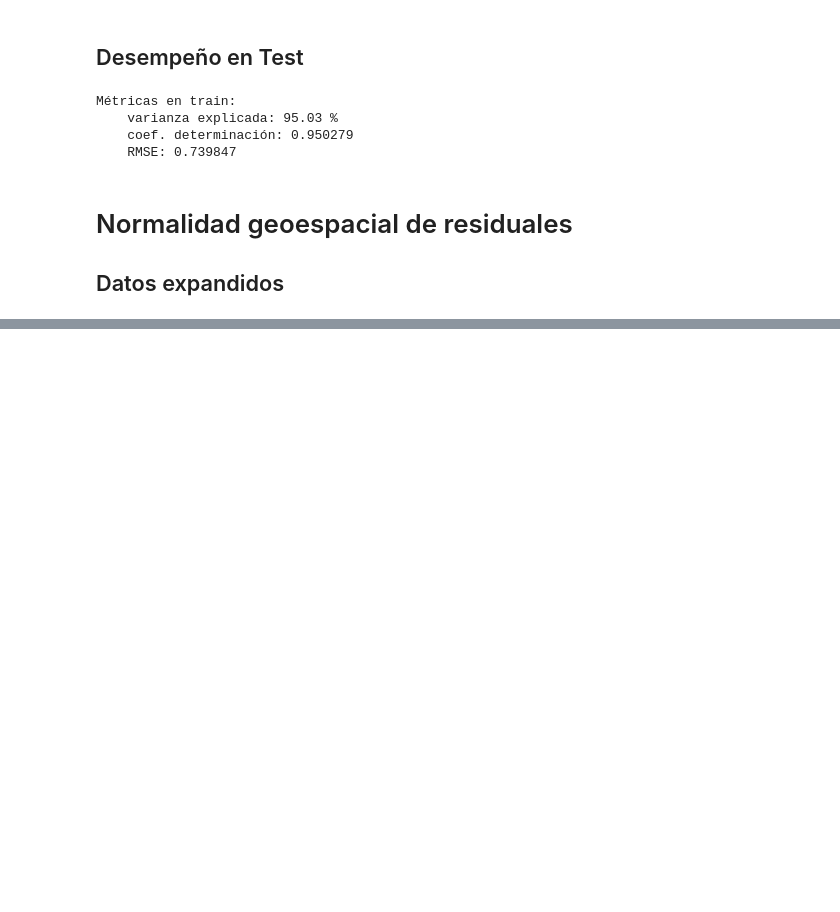
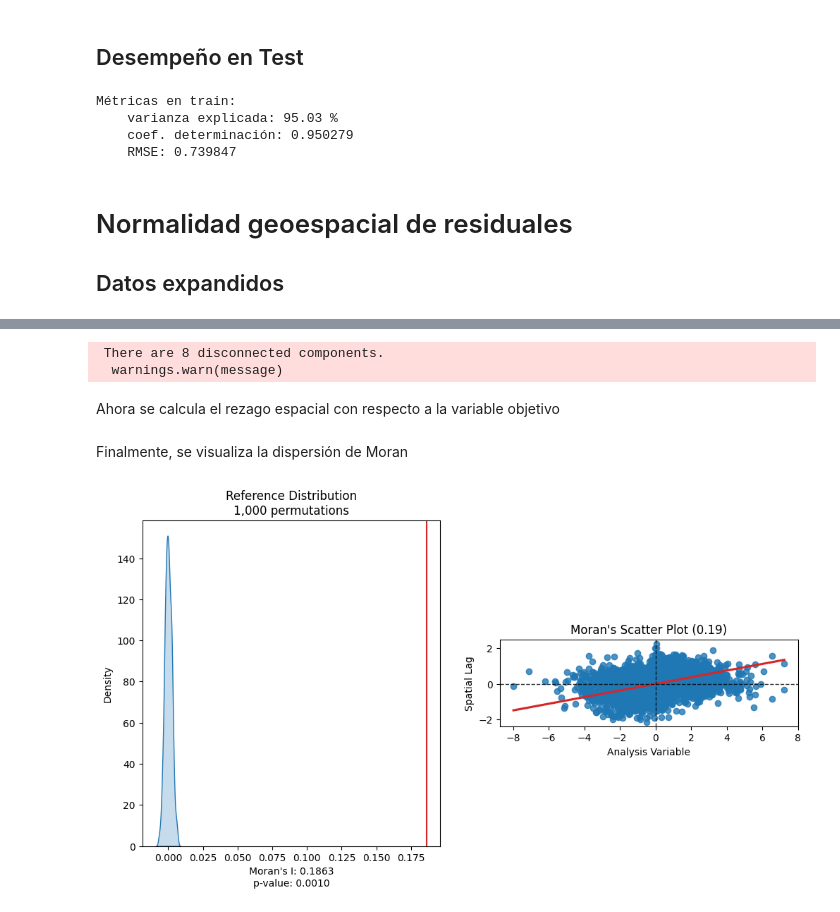
Before and after one commit to CAMM961001/estancia, a Jupyter notebook: notebooks/01_ols_regression.ipynb, the cells around one changed output, grey strips where cells are left out. Drawn from its saved outputs; the diff is of its cells as text; code cells hidden in the pictures; blank space fills up the shorter version.

Commit message:
Análisis de normalidad en residuales de modelo

```diff
--- a/notebooks/01_ols_regression.ipynb
+++ b/notebooks/01_ols_regression.ipynb
@@ -218,0 +274,66 @@ residual_test.head()
+# %%
+# Matriz de pesos espaciales
+# W = Queen.from_dataframe(
+#     df=residual_test,
+#     geom_col='geometry',
+#     silence_warnings=True)
+W = KNN.from_dataframe(
+    df=residual_test,
+    k=10,
+    geom_col='geometry',)
+
+# Estandarizar por renglón los pesos
+W.set_transform(value='R')
+# %% [output]
+ There are 8 disconnected components.
+  warnings.warn(message)
+# %% [markdown]
+Ahora se calcula el rezago espacial con respecto a la variable objetivo
+# %%
+residual_test['residuals_spatial_lag'] = lag_spatial(
+    w=W,
+    y=residual_test.residuals)
+# %% [markdown]
+Finalmente, se visualiza la dispersión de Moran
+# %%
+# Moran's I statistic instance
+morans_stat = esda.moran.Moran(
+    y=residual_test.residuals
+    ,w=W
+    ,transformation='R'
+    ,permutations=1_000)
+
+# Figure specs
+fig, ax = plt.subplots(nrows=1, ncols=2, figsize=(12,6))
+
+# Visualization elements
+sns.kdeplot(
+    data=morans_stat.sim
+    ,fill=True
+    ,ax=ax[0])
+ax[0].axvline(x=morans_stat.I, color='tab:red')
+sns.regplot(
+    data=residual_test
+    ,x='residuals'
+    ,y='residuals_spatial_lag'
+    ,ci=None
+    ,line_kws=dict(color='tab:red')
+    ,ax=ax[1])
+ax[1].axvline(0, color='black', alpha=0.8, linewidth=1, linestyle='--')
+ax[1].axhline(0, color='black', alpha=0.8, linewidth=1, linestyle='--')
+
+
+# Styling
+ax[0].set(
+    title=f'Reference Distribution\n{morans_stat.permutations:,} permutations'
+    ,xlabel=f"Moran's I: {morans_stat.I:.4f}\np-value: {morans_stat.p_sim:.4f}"
+    ,ylabel='Density')
+ax[1].set(
+    title=f"Moran's Scatter Plot ({morans_stat.I:.2f})"
+    ,xlabel='Analysis Variable'
+    ,ylabel='Spatial Lag')
+ax[1].set_aspect('equal')
+
+plt.show()
+# %% [output]
+[figure, added]
```
Also changed, not shown: parts of 13 cells of this notebook.
